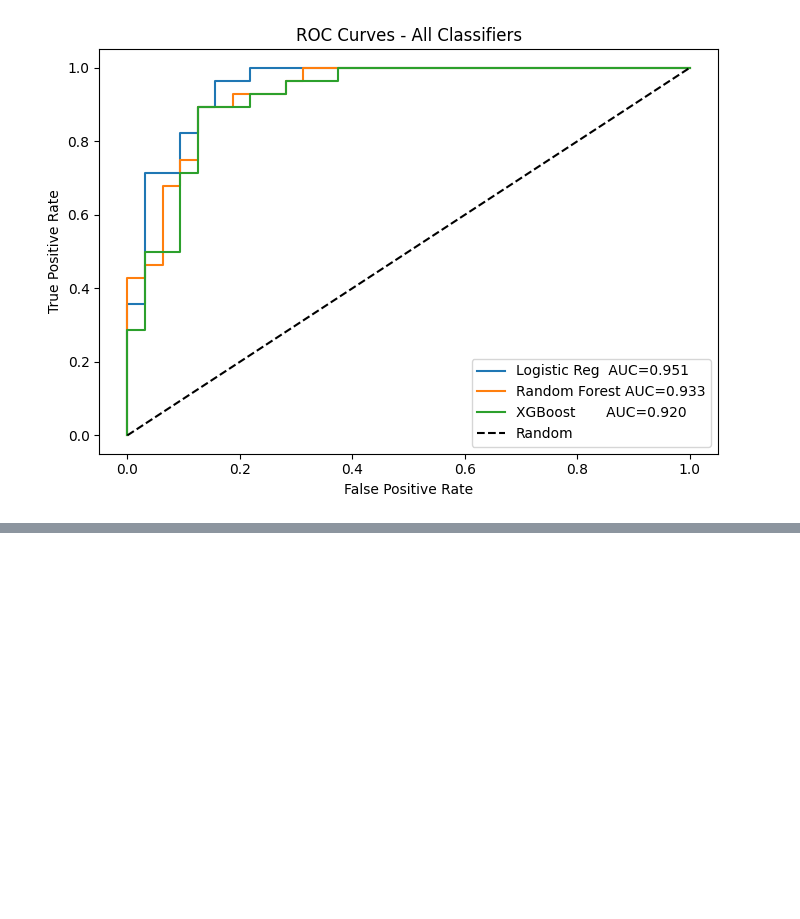
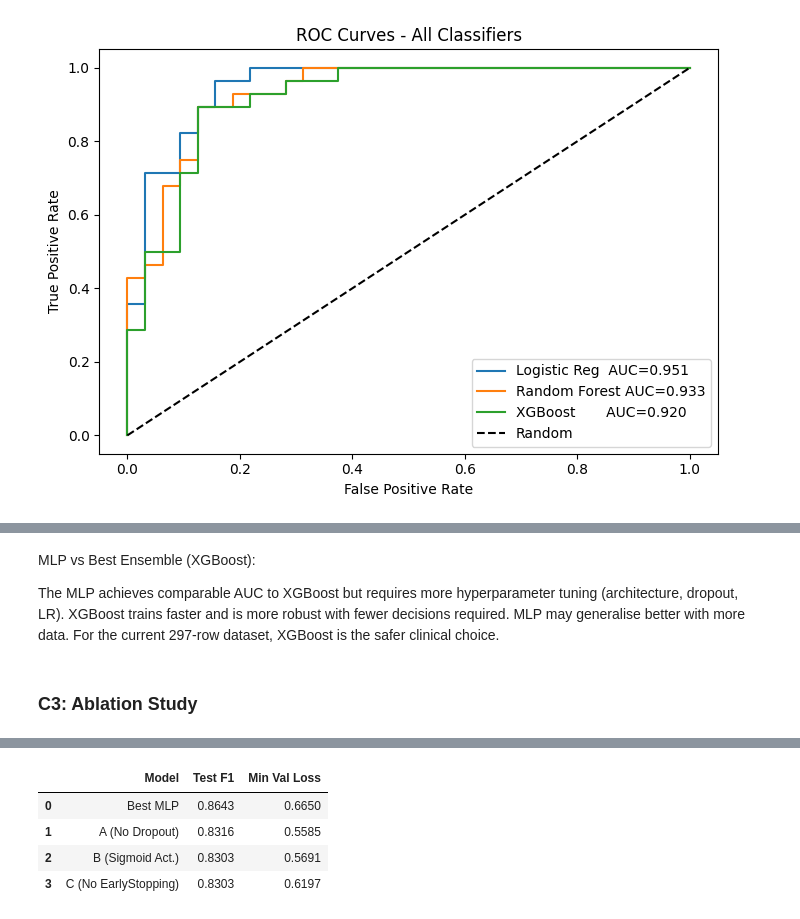
Before and after one commit to abeer-fatima47/i232643-DM-Assignment4, a Jupyter notebook: i232643_DM_asn4.ipynb, the cells around one changed output, grey strips where cells are left out. Cells and saved outputs as stored; diff of their text form; code cells hidden in the pictures; blank space fills up the shorter version.

```diff
--- a/i232643_DM_asn4.ipynb
+++ b/i232643_DM_asn4.ipynb
@@ -721,0 +973,72 @@ XGBoost or Random Forest are both strong candidates for the screening pipeline.
+# %% [markdown]
+MLP vs Best Ensemble (XGBoost):
+
+
+The MLP achieves comparable AUC to XGBoost but requires more hyperparameter tuning (architecture, dropout, LR). XGBoost trains faster and is more robust with fewer decisions required. MLP may generalise better with more data. For the current 297-row dataset, XGBoost is the safer clinical choice.
+# %% [markdown]
+### C3: Ablation Study
+# %%
+best_cfg = list(architectures[best_arch_name])
+
+def train_eval(model_fn, label):
+    t0 = time.time()
+    m = model_fn()
+    h = m.fit(X_train_np, y_train_np, epochs=150, batch_size=32,
+              validation_split=0.15,
+              callbacks=[EarlyStopping(patience=10, restore_best_weights=True)],
+              verbose=0)
+    elapsed = time.time() - t0
+    yp_prob = m.predict(X_test_np).flatten()
+    yp = (yp_prob > 0.5).astype(int)
+    f1 = f1_score(y_test_np, yp, average='macro')
+    val_loss_final = min(h.history['val_loss'])
+    print(f"{label}: Test F1={f1:.4f}, Min Val Loss={val_loss_final:.4f}, Time={elapsed:.1f}s")
+    return f1, val_loss_final, h
+
+# Variant A: No Dropout
+def va():
+    m = keras.Sequential()
+    m.add(layers.InputLayer(input_shape=(input_dim,)))
+    for u in best_cfg:
+        m.add(layers.Dense(u, activation='relu', kernel_regularizer=keras.regularizers.l2(0.001)))
+    m.add(layers.Dense(1, activation='sigmoid'))
+    m.compile(optimizer='adam', loss='binary_crossentropy', metrics=['accuracy'])
+    return m
+
+# Variant B: Sigmoid activations
+def vb():
+    m = keras.Sequential()
+    m.add(layers.InputLayer(input_shape=(input_dim,)))
+    for u in best_cfg:
+        m.add(layers.Dense(u, activation='sigmoid'))
+        m.add(layers.Dropout(0.3))
+    m.add(layers.Dense(1, activation='sigmoid'))
+    m.compile(optimizer='adam', loss='binary_crossentropy', metrics=['accuracy'])
+    return m
+
+# Variant C: No Early Stopping (fixed 150 epochs)
+def vc():
+    return build_mlp(best_cfg, dropout=0.3, l2=0.001, input_dim=input_dim)
+
+f1_base, vl_base, _ = train_eval(lambda: best_mlp, 'Best MLP (base)')
+f1_a, vl_a, _       = train_eval(va, 'Variant A (No Dropout)')
+f1_b, vl_b, _       = train_eval(vb, 'Variant B (Sigmoid)')
+
+# Variant C - no early stopping
+m_c = vc()
+t0 = time.time()
+h_c = m_c.fit(X_train_np, y_train_np, epochs=150, batch_size=32,
+              validation_split=0.15, verbose=0)
+tc = time.time() - t0
+yp_c = (m_c.predict(X_test_np).flatten() > 0.5).astype(int)
+f1_c = f1_score(y_test_np, yp_c, average='macro')
+vl_c = min(h_c.history['val_loss'])
+print(f"Variant C (No EarlyStopping): Test F1={f1_c:.4f}, Min Val Loss={vl_c:.4f}, Time={tc:.1f}s")
+
+ablation_df = pd.DataFrame({
+    'Model': ['Best MLP', 'A (No Dropout)', 'B (Sigmoid Act.)', 'C (No EarlyStopping)'],
+    'Test F1': [round(f1_base,4), round(f1_a,4), round(f1_b,4), round(f1_c,4)],
+    'Min Val Loss': [round(vl_base,4), round(vl_a,4), round(vl_b,4), round(vl_c,4)]
+})
+display(ablation_df)
+# %% [output]
@@ -721,0 +1053,5 @@ XGBoost or Random Forest are both strong candidates for the screening pipeline.
+|  | Model | Test F1 | Min Val Loss |
+| 0 | Best MLP | 0.8643 | 0.6650 |
+| 1 | A (No Dropout) | 0.8316 | 0.5585 |
+| 2 | B (Sigmoid Act.) | 0.8303 | 0.5691 |
+| 3 | C (No EarlyStopping) | 0.8303 | 0.6197 |
```
Also changed, not shown: parts of 14 cells of this notebook.
